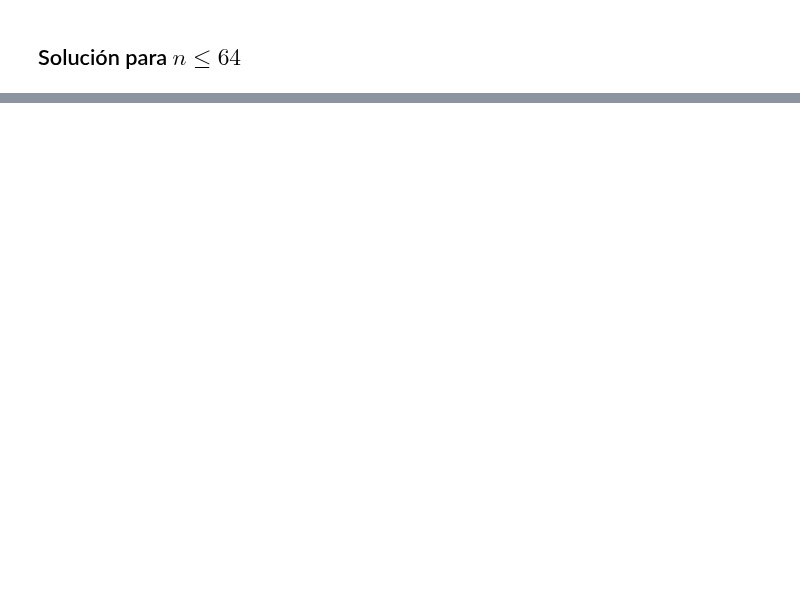
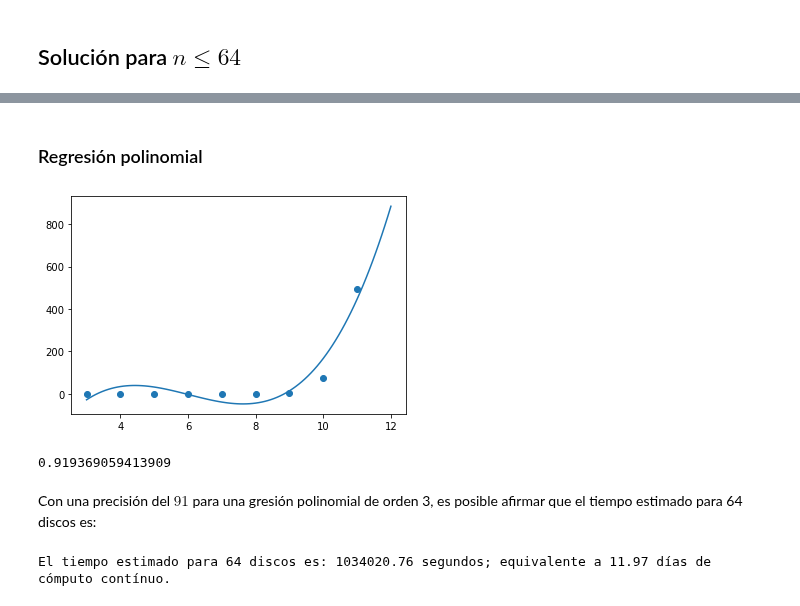
Before and after one commit to cgaravitoc/macc, a Jupyter notebook: AI/Miniproyecto - torres de hanoi/Hanoi.ipynb, the cells around one changed output, grey strips where cells are left out. Cells and saved outputs as stored; diff of their text form; code cells hidden in the pictures; blank space fills up the shorter version.

```diff
--- a/AI/Miniproyecto - torres de hanoi/Hanoi.ipynb
+++ b/AI/Miniproyecto - torres de hanoi/Hanoi.ipynb
@@ -408,0 +360,33 @@ for i in range(3, 15):
+# %% [markdown]
+### Regresión polinomial
+# %%
+myList = dict_test_mean.items()
+x, y = zip(*myList)
+
+x_reg = np.arange(3,12)
+y_reg = np.array(y)
+
+log_x_reg = np.log(x_reg)
+log_y_reg = np.log(y_reg)
+
+
+mymodel = np.poly1d(np.polyfit(x_reg, y_reg, 3))
+
+myline = np.linspace(3, 12, 100)
+
+plt.scatter(x_reg, y_reg)
+plt.plot(myline, mymodel(myline))
+plt.show()
+# %% [output]
+[figure, added]
+# %%
+from sklearn.metrics import r2_score
+print(r2_score(y_reg, mymodel(x_reg)))
+# %% [output]
+0.919369059413909
+# %% [markdown]
+Con una precisión del $91%$ para una gresión polinomial de orden 3, es posible afirmar que el tiempo estimado para 64 discos es:
+# %%
+print(f"El tiempo estimado para 64 discos es: {round(mymodel(64),2)} segundos; equivalente a {round(mymodel(64) * (1/(60 * 60 * 24)), 2)} días de cómputo contínuo.")
+# %% [output]
+El tiempo estimado para 64 discos es: 1034020.76 segundos; equivalente a 11.97 días de cómputo contínuo.
```
Also changed, not shown: parts of 16 cells of this notebook.
